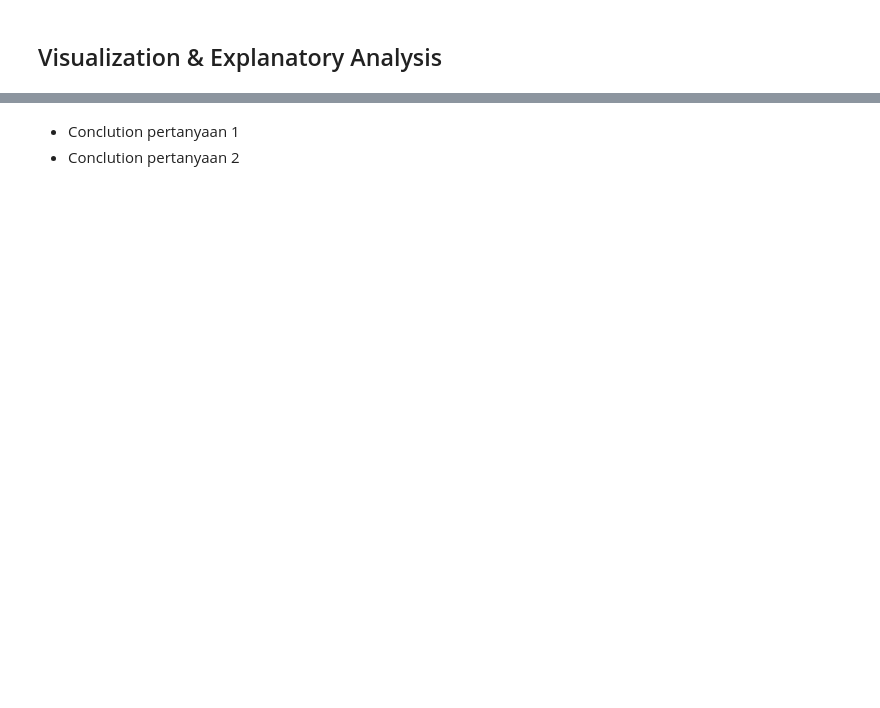
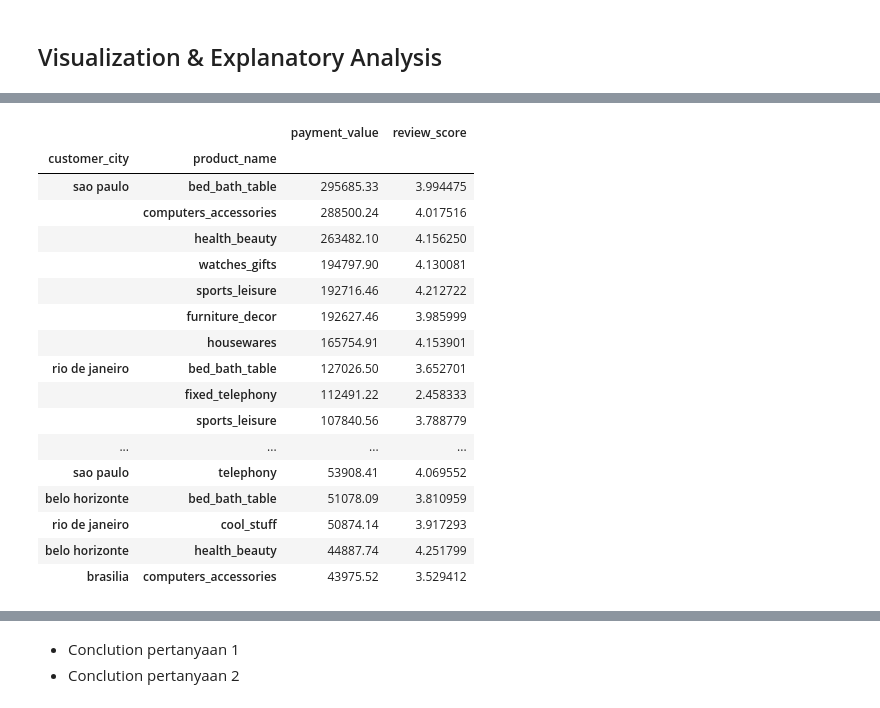
Before and after one commit to Hazz-i/E-commerce-analysis, a Jupyter notebook: notebook.ipynb, the cells around one changed output, grey strips where cells are left out. Saved outputs shown, nothing was run; the diff lists cells and outputs as text; code cells hidden in the pictures; blank space fills up the shorter version.

```diff
--- a/notebook.ipynb
+++ b/notebook.ipynb
@@ -838,0 +1277,4 @@ dtype: int64
+# %%
+order_only_df =  new_orders_df.customer_id
+customers_df["status_customer"] = np.where(customers_df["customer_id"].isin(new_orders_df['customer_id']), 'aktif', 'nonaktif')
+customers_df.groupby(by="status_customer").customer_id.count()
@@ -838,0 +1297,11 @@ dtype: int64
+# %%
+# gabungkan products dan orders
+
+orders_products_df = pd.merge(
+    left=new_orders_df,
+    right=new_products_df,
+    how="inner",
+    left_on="product_id",
+    right_on="product_id"
+)
+orders_products_df.head()
@@ -838,0 +1358,11 @@ dtype: int64
+# %%
+# gabungkan products, orders, dan sellers
+
+sellers_orders_products_df = pd.merge(
+    left=orders_products_df,
+    right=sellers_df,
+    how="left",
+    left_on="seller_id",
+    right_on="seller_id"
+)
+sellers_orders_products_df.head()
@@ -840,0 +1398,9 @@ dtype: int64
+# %%
+all_df = pd.merge(
+    left=sellers_orders_products_df,
+    right=customers_df,
+    how="left",
+    left_on="customer_id",
+    right_on="customer_id"
+)
+all_df.head()
@@ -840,0 +1435,24 @@ dtype: int64
+# %%
+all_df.groupby(by=["customer_city", "product_name"]).agg({
+    "payment_value": "sum",
+    "review_score": "mean"
+}).nlargest(30, "payment_value")
+# %% [output]
+|  |  | payment_value | review_score |
+| customer_city | product_name |  |  |
+| sao paulo | bed_bath_table | 295685.33 | 3.994475 |
+|  | computers_accessories | 288500.24 | 4.017516 |
+|  | health_beauty | 263482.10 | 4.156250 |
+|  | watches_gifts | 194797.90 | 4.130081 |
+|  | sports_leisure | 192716.46 | 4.212722 |
+|  | furniture_decor | 192627.46 | 3.985999 |
+|  | housewares | 165754.91 | 4.153901 |
+| rio de janeiro | bed_bath_table | 127026.50 | 3.652701 |
+|  | fixed_telephony | 112491.22 | 2.458333 |
+|  | sports_leisure | 107840.56 | 3.788779 |
+| ... | ... | ... | ... |
+| sao paulo | telephony | 53908.41 | 4.069552 |
+| belo horizonte | bed_bath_table | 51078.09 | 3.810959 |
+| rio de janeiro | cool_stuff | 50874.14 | 3.917293 |
+| belo horizonte | health_beauty | 44887.74 | 4.251799 |
+| brasilia | computers_accessories | 43975.52 | 3.529412 |
```
Also changed, not shown: parts of 61 cells of this notebook.
